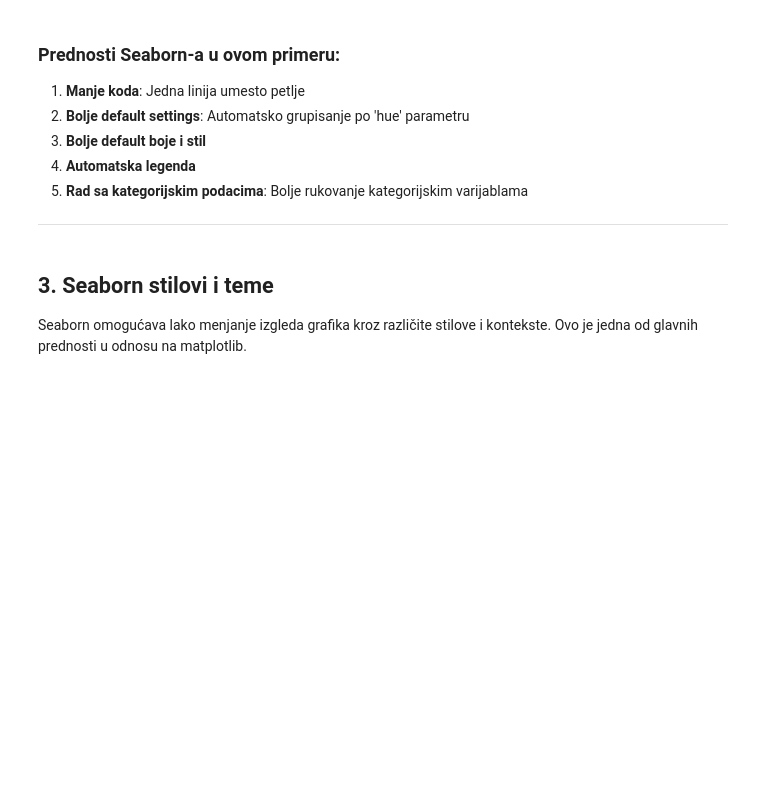
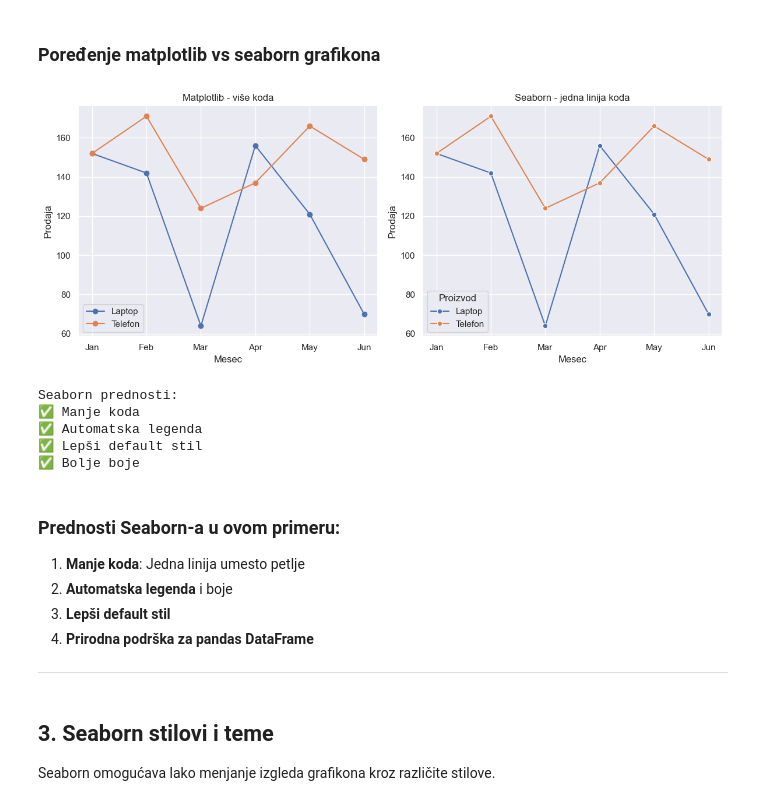
Before and after one commit to ilicandrija/seaborn, a Jupyter notebook: 01_uvod_u_seaborn.ipynb, the cells around one changed output. Drawn from its saved outputs; the diff is of its cells as text; code cells hidden in the pictures; blank space fills up the shorter version.

```diff
--- a/01_uvod_u_seaborn.ipynb
+++ b/01_uvod_u_seaborn.ipynb
@@ -25,8 +21,12 @@ Posebno je popularan u **Data Science** zajednici.
 
 ---
 # %%
-# Uvoz potrebnih biblioteka
 import seaborn as sns
 import matplotlib.pyplot as plt
 import pandas as pd
 import numpy as np
+
+# Osnovno podešavanje
+sns.set_theme()
+print("✅ Biblioteke učitane!")
+print(f"Seaborn verzija: {sns.__version__}")
@@ -135,0 +40,14 @@ print("+ Bolje handling kategorijskih podataka")
+# %%
+# Kreiranje jednostavnih podataka za demonstraciju
+np.random.seed(42)
+
+# Podaci o prodaji
+data = {
+    'Mesec': ['Jan', 'Feb', 'Mar', 'Apr', 'May', 'Jun'] * 2,
+    'Prodaja': np.random.randint(50, 200, 12),
+    'Proizvod': ['Laptop'] * 6 + ['Telefon'] * 6
+}
+
+df = pd.DataFrame(data)
+print("Dataset kreiran:")
+print(df.head())
@@ -136,13 +62,51 @@ print("+ Bolje handling kategorijskih podataka")
+# %% [markdown]
+### Poređenje matplotlib vs seaborn grafikona
+# %%
+# Jednostavan prikaz razlike - matplotlib vs seaborn
+fig, (ax1, ax2) = plt.subplots(1, 2, figsize=(12, 5))
+
+# 1. Matplotlib pristup - više koda
+for i, product in enumerate(['Laptop', 'Telefon']):
+    product_data = df[df['Proizvod'] == product]
+    ax1.plot(product_data['Mesec'], product_data['Prodaja'],
+             marker='o', label=product)
+
+ax1.set_title('Matplotlib - više koda')
+ax1.set_xlabel('Mesec')
+ax1.set_ylabel('Prodaja')
+ax1.legend()
+ax1.grid(True)
+
+# 2. Seaborn pristup - jedna linija
+sns.lineplot(data=df, x='Mesec', y='Prodaja', hue='Proizvod',
+             marker='o', ax=ax2)
+ax2.set_title('Seaborn - jedna linija koda')
+
+plt.tight_layout()
+plt.show()
+
+print("Seaborn prednosti:")
+print("✅ Manje koda")
+print("✅ Automatska legenda")
+print("✅ Lepši default stil")
+print("✅ Bolje boje")
+# %% [output]
+[figure, added]
+Seaborn prednosti:
+✅ Manje koda
+✅ Automatska legenda
+✅ Lepši default stil
+✅ Bolje boje
 # %% [markdown]
 ### Prednosti Seaborn-a u ovom primeru:
 
 1. **Manje koda**: Jedna linija umesto petlje
-2. **Bolje default settings**: Automatsko grupisanje po 'hue' parametru
-3. **Bolje default boje i stil**
-4. **Automatska legenda**
-5. **Rad sa kategorijskim podacima**: Bolje rukovanje kategorijskim varijablama
+2. **Automatska legenda** i boje
+3. **Lepši default stil**
+4. **Prirodna podrška za pandas DataFrame**
+
 ---
 # %% [markdown]
 ## 3. Seaborn stilovi i teme
 
-Seaborn omogućava lako menjanje izgleda grafika kroz različite stilove i kontekste. Ovo je jedna od glavnih prednosti u odnosu na matplotlib.
+Seaborn omogućava lako menjanje izgleda grafikona kroz različite stilove.
```
Also changed, not shown: parts of 12 cells of this notebook, 3 other files.
